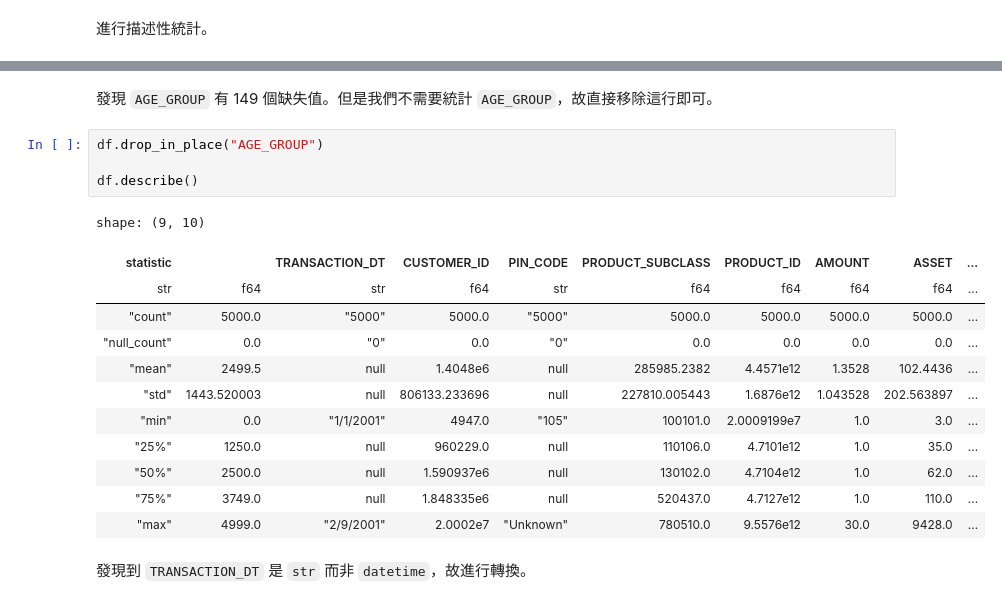
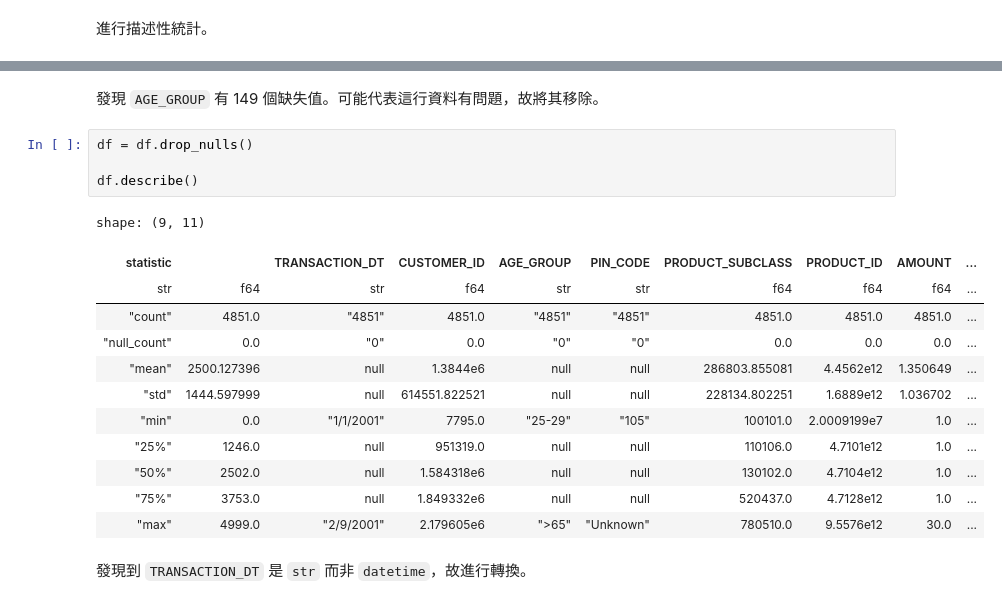
Before and after one commit to pan93412/nkust-homework, a Jupyter notebook: semester-5/business-platform-design/hw10/hw10-polars.ipynb, the cells around one changed output, grey strips where cells are left out. Drawn from its saved outputs; the diff is of its cells as text.

```diff
--- a/semester-5/business-platform-design/hw10/hw10-polars.ipynb
+++ b/semester-5/business-platform-design/hw10/hw10-polars.ipynb
@@ -42,24 +42,24 @@ shape: (9, 11)
 | "75%" | 3749.0 | null | 1.848335e6 | null | null | 520437.0 | 4.7127e12 | 1.0 | ... |
 | "max" | 4999.0 | "2/9/2001" | 2.0002e7 | ">65" | "Unknown" | 780510.0 | 9.5576e12 | 30.0 | ... |
 # %% [markdown]
-發現 `AGE_GROUP` 有 149 個缺失值。但是我們不需要統計 `AGE_GROUP`，故直接移除這行即可。
+發現 `AGE_GROUP` 有 149 個缺失值。可能代表這行資料有問題，故將其移除。
 # %%
-df.drop_in_place("AGE_GROUP")
+df = df.drop_nulls()
 
 df.describe()
 # %% [output]
-shape: (9, 10)
+shape: (9, 11)
-| statistic |  | TRANSACTION_DT | CUSTOMER_ID | PIN_CODE | PRODUCT_SUBCLASS | PRODUCT_ID | AMOUNT | ASSET | ... |
-| str | f64 | str | f64 | str | f64 | f64 | f64 | f64 | ... |
-| "count" | 5000.0 | "5000" | 5000.0 | "5000" | 5000.0 | 5000.0 | 5000.0 | 5000.0 | ... |
-| "null_count" | 0.0 | "0" | 0.0 | "0" | 0.0 | 0.0 | 0.0 | 0.0 | ... |
-| "mean" | 2499.5 | null | 1.4048e6 | null | 285985.2382 | 4.4571e12 | 1.3528 | 102.4436 | ... |
-| "std" | 1443.520003 | null | 806133.233696 | null | 227810.005443 | 1.6876e12 | 1.043528 | 202.563897 | ... |
-| "min" | 0.0 | "1/1/2001" | 4947.0 | "105" | 100101.0 | 2.0009199e7 | 1.0 | 3.0 | ... |
-| "25%" | 1250.0 | null | 960229.0 | null | 110106.0 | 4.7101e12 | 1.0 | 35.0 | ... |
-| "50%" | 2500.0 | null | 1.590937e6 | null | 130102.0 | 4.7104e12 | 1.0 | 62.0 | ... |
-| "75%" | 3749.0 | null | 1.848335e6 | null | 520437.0 | 4.7127e12 | 1.0 | 110.0 | ... |
-| "max" | 4999.0 | "2/9/2001" | 2.0002e7 | "Unknown" | 780510.0 | 9.5576e12 | 30.0 | 9428.0 | ... |
+| statistic |  | TRANSACTION_DT | CUSTOMER_ID | AGE_GROUP | PIN_CODE | PRODUCT_SUBCLASS | PRODUCT_ID | AMOUNT | ... |
+| str | f64 | str | f64 | str | str | f64 | f64 | f64 | ... |
+| "count" | 4851.0 | "4851" | 4851.0 | "4851" | "4851" | 4851.0 | 4851.0 | 4851.0 | ... |
+| "null_count" | 0.0 | "0" | 0.0 | "0" | "0" | 0.0 | 0.0 | 0.0 | ... |
+| "mean" | 2500.127396 | null | 1.3844e6 | null | null | 286803.855081 | 4.4562e12 | 1.350649 | ... |
+| "std" | 1444.597999 | null | 614551.822521 | null | null | 228134.802251 | 1.6889e12 | 1.036702 | ... |
+| "min" | 0.0 | "1/1/2001" | 7795.0 | "25-29" | "105" | 100101.0 | 2.0009199e7 | 1.0 | ... |
+| "25%" | 1246.0 | null | 951319.0 | null | null | 110106.0 | 4.7101e12 | 1.0 | ... |
+| "50%" | 2502.0 | null | 1.584318e6 | null | null | 130102.0 | 4.7104e12 | 1.0 | ... |
+| "75%" | 3753.0 | null | 1.849332e6 | null | null | 520437.0 | 4.7128e12 | 1.0 | ... |
+| "max" | 4999.0 | "2/9/2001" | 2.179605e6 | ">65" | "Unknown" | 780510.0 | 9.5576e12 | 30.0 | ... |
 # %% [markdown]
 發現到 `TRANSACTION_DT` 是 `str` 而非 `datetime`，故進行轉換。
 # %%
```
Also changed, not shown: parts of 31 cells of this notebook.
